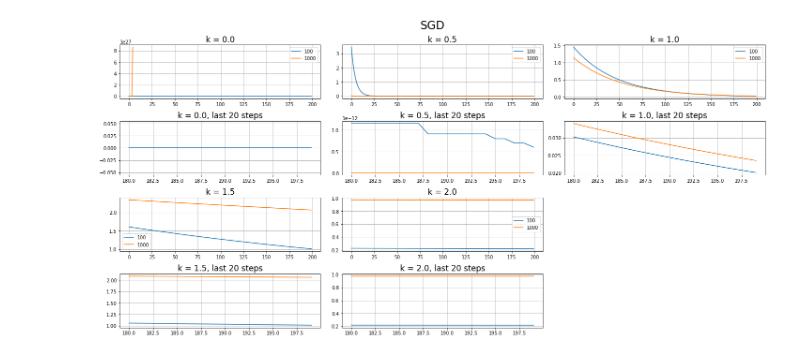
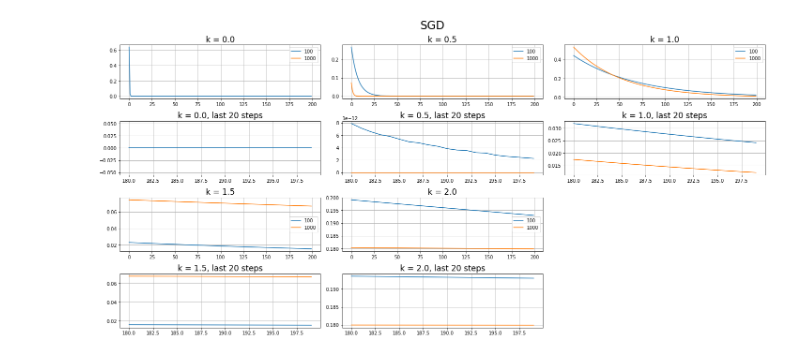
Before and after one commit to CEitanC/Project-Deep-Learning, a Jupyter notebook: Ktest.ipynb, the cells around one changed output. Drawn from its saved outputs; the diff is of its cells as text; code cells hidden in the pictures.

```diff
--- a/Ktest.ipynb
+++ b/Ktest.ipynb
@@ -69,33 +58,32 @@ def init_nn(n_sizes):
 # %%
 # testing different k's for SGD
 n_sizes = np.array([100,1000])
-initialized_nn = init_nn(n_sizes)
 K = np.array([0,0.5,1,1.5,2])
 x = np.arange(200)
 fig = plt.figure(figsize=(20, 10))
 fig.suptitle('SGD', fontsize = 24)
 j = 1
 for k in K:
   STR = "k = " + str(k)
   STR_zoom = "k = " + str(k) + ", last 20 steps"
   if j == 4:
     j = 7
   ax1 = fig.add_subplot(4,3,j)
   ax1.grid()
   ax2 = fig.add_subplot(4,3,j+3)
   ax2.grid()
-  for net in initialized_nn:
-    loss_i = single_k_test(net, k, 'SGD')
-    ax1.plot(x, loss_i, label = net.n)
+  for n in n_sizes:
+    loss_i = avg_k_test(n, k, 'SGD')
+    ax1.plot(x, loss_i, label = n)
     ax2.plot(x[180:], loss_i[180:])
   ax1.set_title(STR, fontsize=17)
   ax2.set_title(STR_zoom, fontsize=17)
   ax1.legend()
   j += 1
 
 fig.tight_layout(rect=[0, 0.03, 1, 0.95])
 # %% [output]
-[figure, old version]
+[figure, new version]
 # %%
 # testing different k's for SGD
 n_sizes = np.array([100,1000])
```
Also changed, not shown: parts of 3 cells of this notebook.
